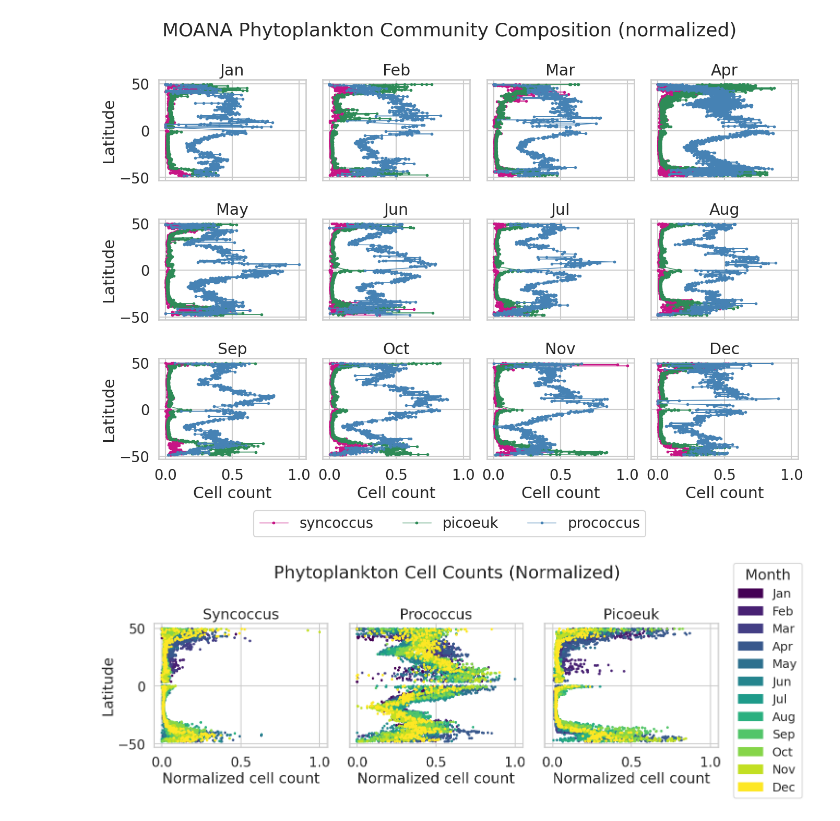
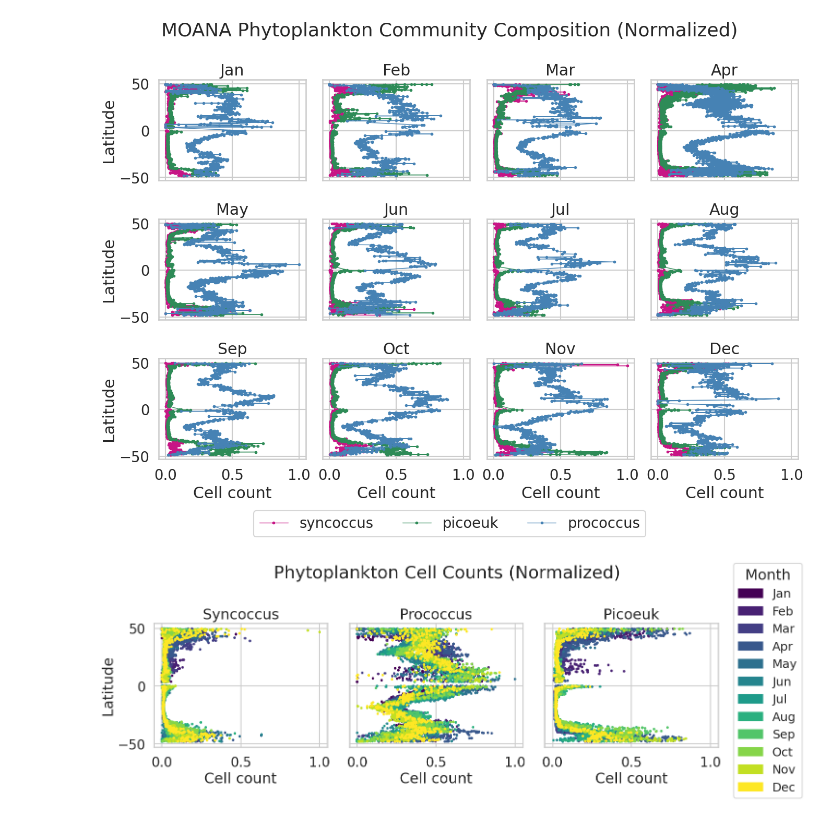
Before and after one commit to pedmondlerner/phytoSTEW, a Jupyter notebook: Team/Olivia/MOANA_Transect_Extraction.ipynb, the cells around one changed output. Drawn from its saved outputs; the diff is of its cells as text; code cells hidden in the pictures.

```diff
--- a/Team/Olivia/MOANA_Transect_Extraction.ipynb
+++ b/Team/Olivia/MOANA_Transect_Extraction.ipynb
@@ -530,32 +532,32 @@ for ax, group in zip(axes, groups):
         if not df_month.empty:
             ax.scatter(
                 df_month["mean"],
                 df_month["Lat"],
                 color=month_color_map[month],
                 s=15,
                 edgecolor="none",
                 label=month
             )
 
     ax.set_title(group.capitalize())
-    ax.set_xlabel("Normalized cell count")
+    ax.set_xlabel("Cell count")
     ax.grid(True)
 
 axes[0].set_ylabel("Latitude")
 
 # Custom legend
 legend_patches = [mpatches.Patch(color=month_color_map[m], label=m) for m in month_ordered]
 fig.legend(
     handles=legend_patches,
     title="Month",
     loc="center right",
     fontsize="small",
     title_fontsize="medium"
 )
 
 plt.suptitle("Phytoplankton Cell Counts (Normalized)")
 plt.tight_layout(rect=[0, 0, 0.9, 1])
 plt.savefig("Figures/syn_pro_pico_month_overlay.png", dpi=300)
 plt.show()
 # %% [output]
-[figure, old version]
+[figure, new version]
```
Also changed, not shown: parts of 1 cell of this notebook, 2 other files.
